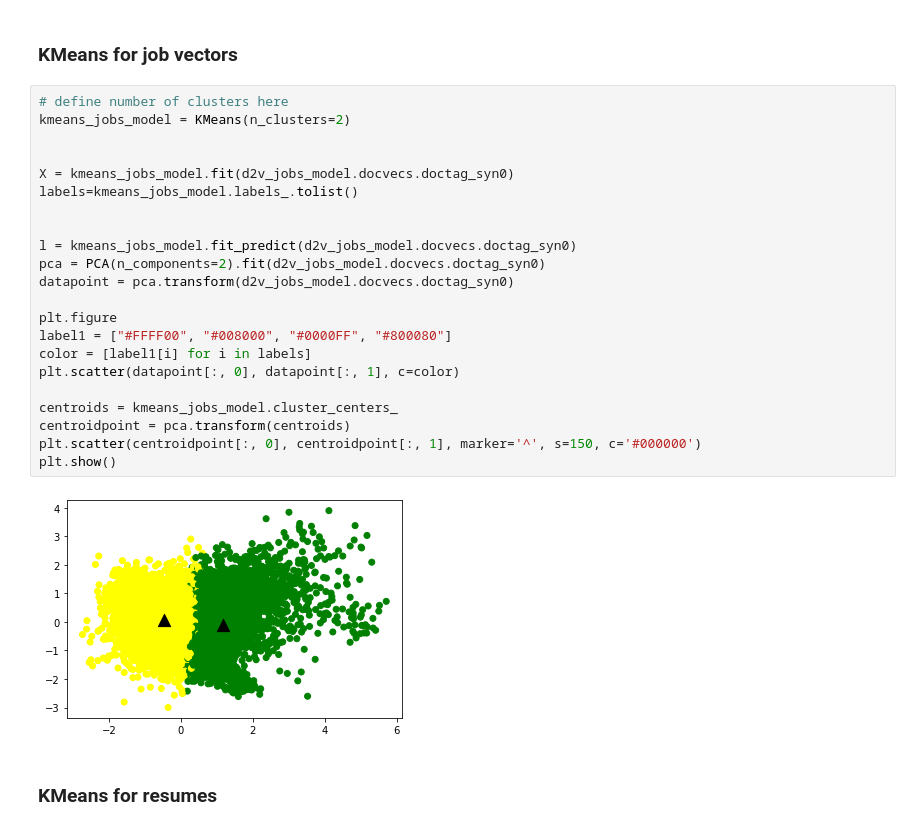
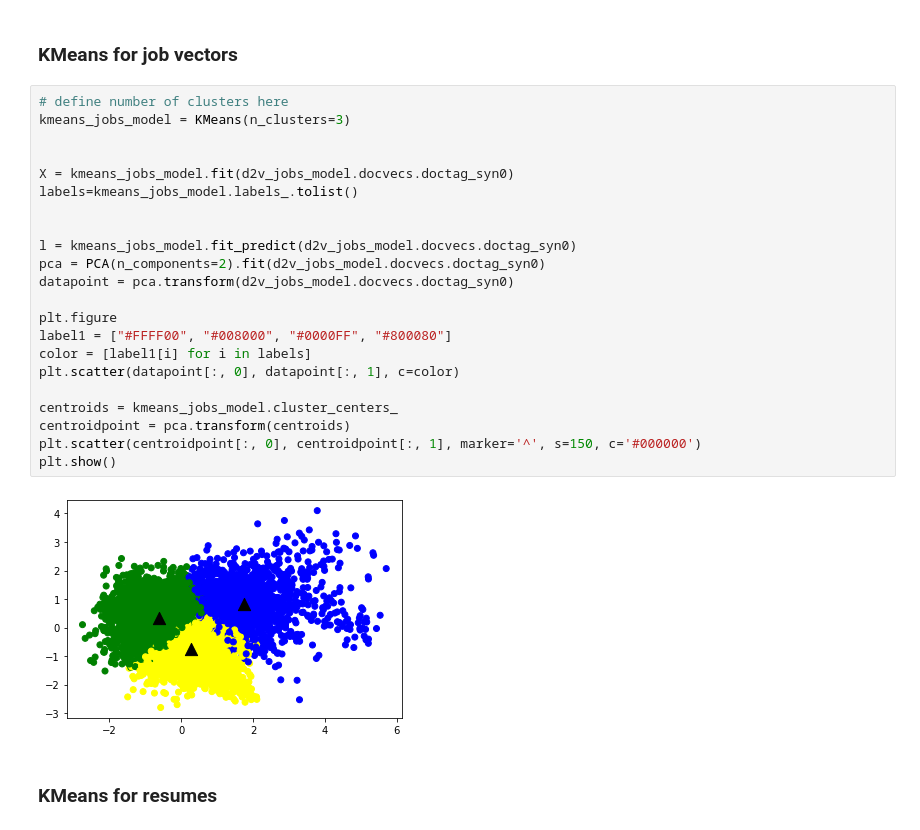
Before and after one commit to rskuzma/NLP_projects, a Jupyter notebook: job_recommender_project/Doc2Vec_kaggle_job_recommender.ipynb, the cells around one changed output. Drawn from its saved outputs; the diff is of its cells as text.

```diff
--- a/job_recommender_project/Doc2Vec_kaggle_job_recommender.ipynb
+++ b/job_recommender_project/Doc2Vec_kaggle_job_recommender.ipynb
@@ -299,28 +297,28 @@ from sklearn.decomposition import PCA
 ### KMeans for job vectors
 # %%
 # define number of clusters here
-kmeans_jobs_model = KMeans(n_clusters=2)
+kmeans_jobs_model = KMeans(n_clusters=3)
 
 
 X = kmeans_jobs_model.fit(d2v_jobs_model.docvecs.doctag_syn0)
 labels=kmeans_jobs_model.labels_.tolist()
 
 
 l = kmeans_jobs_model.fit_predict(d2v_jobs_model.docvecs.doctag_syn0)
 pca = PCA(n_components=2).fit(d2v_jobs_model.docvecs.doctag_syn0)
 datapoint = pca.transform(d2v_jobs_model.docvecs.doctag_syn0)
 
 plt.figure
 label1 = ["#FFFF00", "#008000", "#0000FF", "#800080"]
 color = [label1[i] for i in labels]
 plt.scatter(datapoint[:, 0], datapoint[:, 1], c=color)
 
 centroids = kmeans_jobs_model.cluster_centers_
 centroidpoint = pca.transform(centroids)
 plt.scatter(centroidpoint[:, 0], centroidpoint[:, 1], marker='^', s=150, c='#000000')
 plt.show()
 # %% [output]
-[figure, old version]
+[figure, new version]
 # %% [markdown]
 ### KMeans for resumes
 # %%
```
Also changed, not shown: parts of 9 cells of this notebook, 2 other files.
